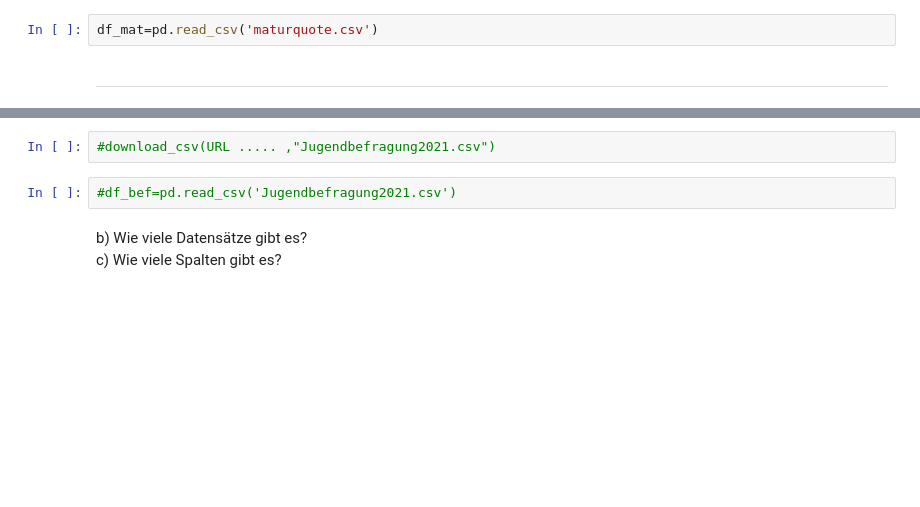
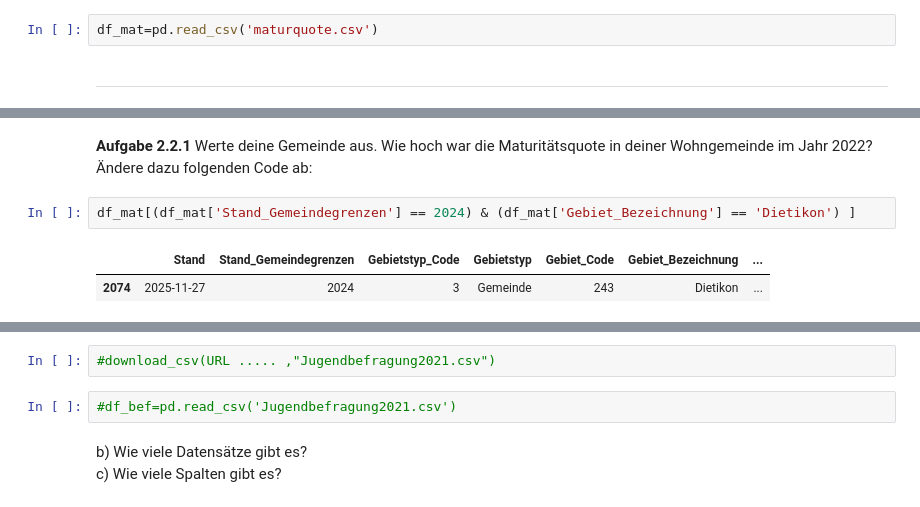
Before and after one commit to RouLee/JupyterLite, a Jupyter notebook: content/Tabellen erstellen.ipynb, the cells around one changed output, grey strips where cells are left out. Cells and saved outputs as stored; diff of their text form; blank space fills up the shorter version.

Commit message:
Aufgaben aktualisiert und iris hinzugefügt.

```diff
--- a/content/Tabellen erstellen.ipynb
+++ b/content/Tabellen erstellen.ipynb
@@ -188,0 +252,8 @@ d. Wie viele Einträge gibt es die keinen Wert bei "Maturitaetsquote_gymnasial"
+# %% [markdown]
+**Aufgabe 2.2.1**
+Werte deine Gemeinde aus. Wie hoch war die Maturitätsquote in deiner Wohngemeinde im Jahr 2022? Ändere dazu folgenden Code ab:
+# %%
+df_mat[(df_mat['Stand_Gemeindegrenzen'] == 2024) & (df_mat['Gebiet_Bezeichnung'] == 'Dietikon') ]
+# %% [output]
+|  | Stand | Stand_Gemeindegrenzen | Gebietstyp_Code | Gebietstyp | Gebiet_Code | Gebiet_Bezeichnung | ... |
+| 2074 | 2025-11-27 | 2024 | 3 | Gemeinde | 243 | Dietikon | ... |
```
Also changed, not shown: parts of 35 cells of this notebook, 17 other files.
